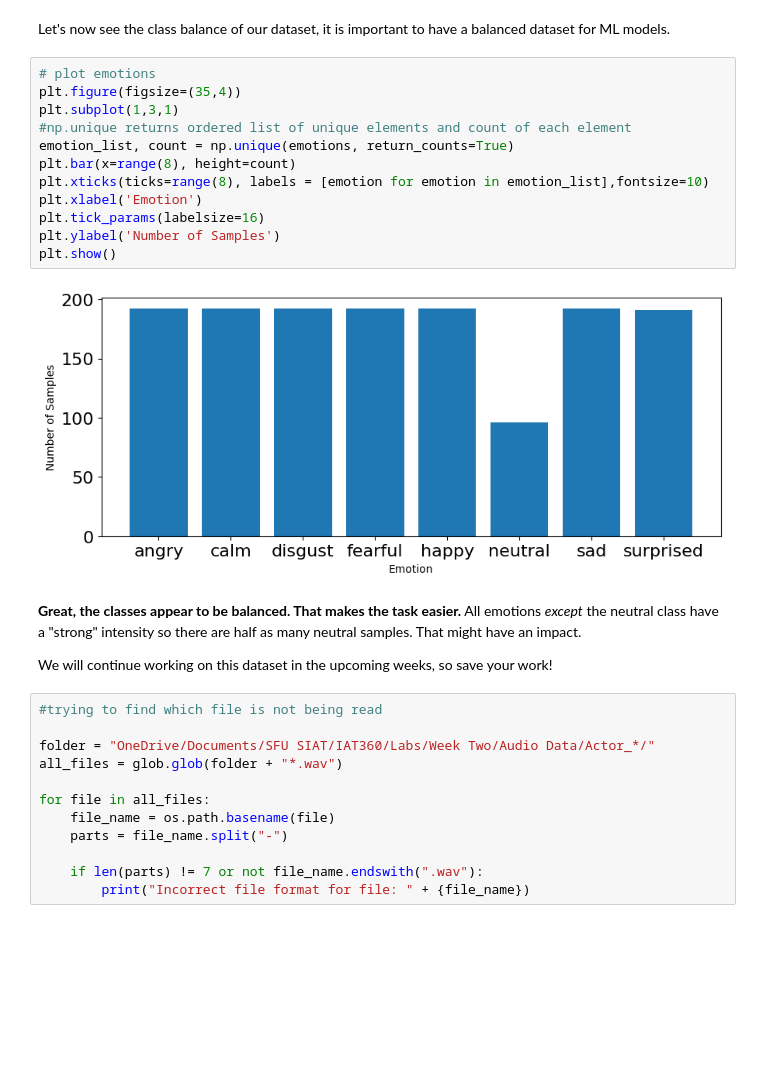
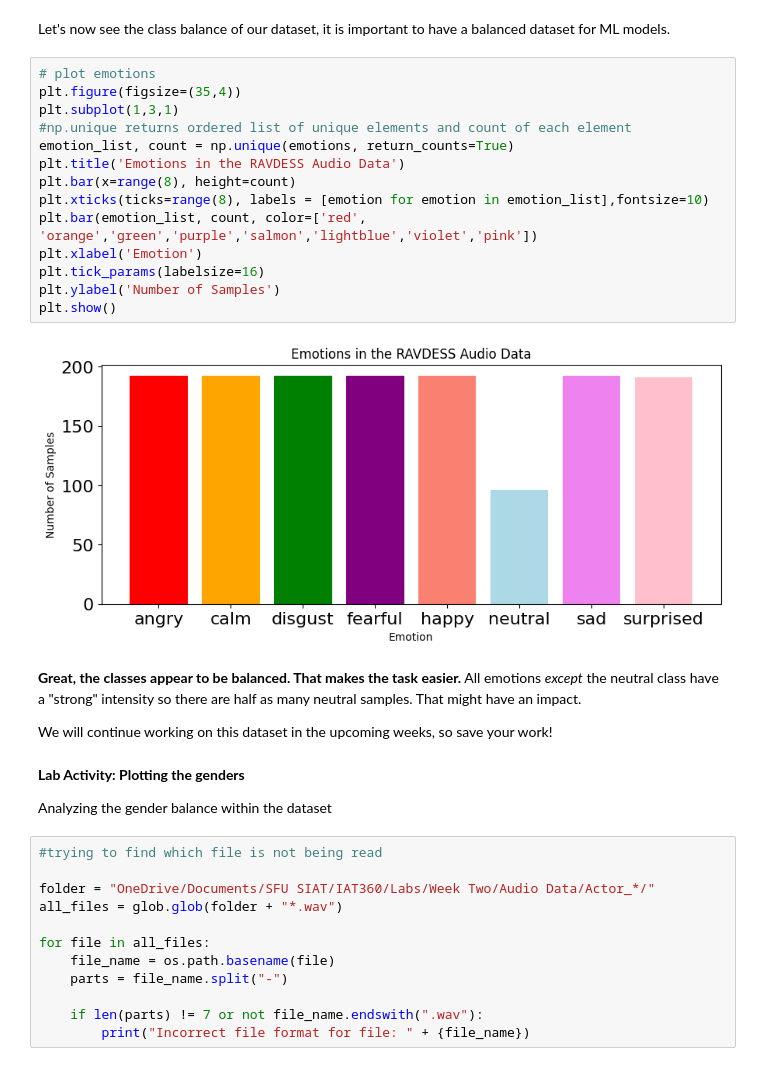
Before and after one commit to arriyan-aa/Week2-DataPreprocessing, a Jupyter notebook: Week 2.ipynb, the cells around one changed output. Cells and saved outputs as stored; diff of their text form; blank space fills up the shorter version.

Commit message:
added graphs for phrase + corrected gender graph

```diff
--- a/Week 2.ipynb
+++ b/Week 2.ipynb
@@ -798,21 +635,27 @@ Let's now see the class balance of our dataset, it is important to have a balanc
 # %%
 # plot emotions
 plt.figure(figsize=(35,4))
 plt.subplot(1,3,1)
 #np.unique returns ordered list of unique elements and count of each element
 emotion_list, count = np.unique(emotions, return_counts=True)
+plt.title('Emotions in the RAVDESS Audio Data')
 plt.bar(x=range(8), height=count)
 plt.xticks(ticks=range(8), labels = [emotion for emotion in emotion_list],fontsize=10)
+plt.bar(emotion_list, count, color=['red', 'orange','green','purple','salmon','lightblue','violet','pink'])
 plt.xlabel('Emotion')
 plt.tick_params(labelsize=16)
 plt.ylabel('Number of Samples')
 plt.show()
 # %% [output]
-[figure, old version]
+[figure, new version]
 # %% [markdown]
 **Great, the classes appear to be balanced. That makes the task easier.** All emotions _except_ the neutral class have a "strong" intensity so there are half as many neutral samples. That might have an impact.
 
 We will continue working on this dataset in the upcoming weeks, so save your work!
+# %% [markdown]
+**Lab Activity: Plotting the genders**
+
+Analyzing the gender balance within the dataset
 # %%
 #trying to find which file is not being read
 
```
Also changed, not shown: parts of 27 cells of this notebook.
